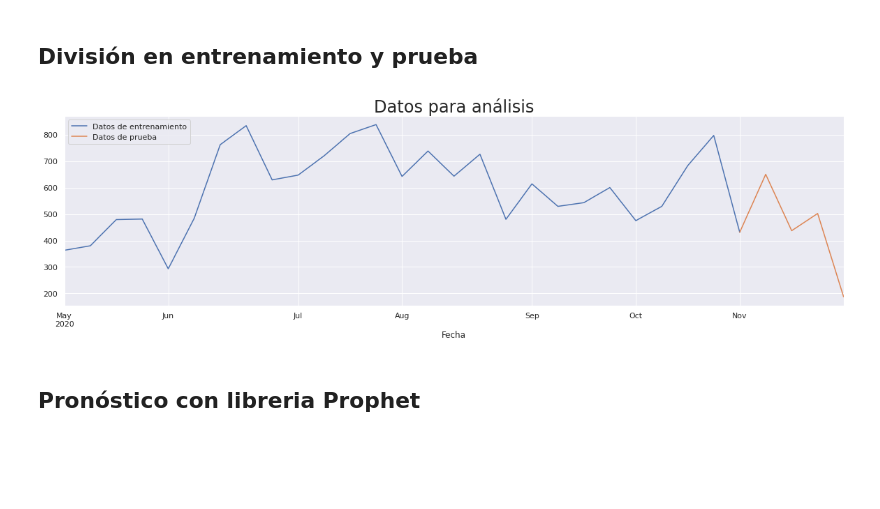
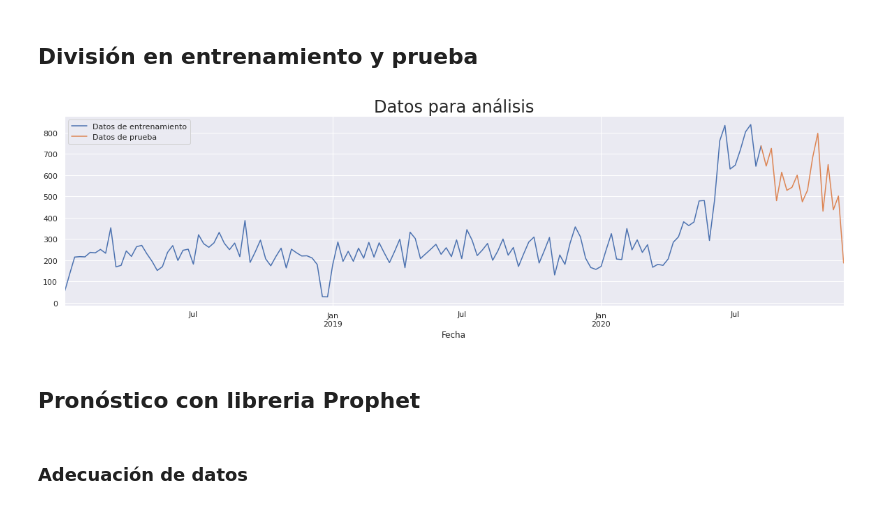
Before and after one commit to cccg8105/notebook_AD, a Jupyter notebook: Analisis/Frecuencia inscripciones/NuevasInscripciones.ipynb, the cells around one changed output. Cells and saved outputs as stored; diff of their text form; code cells hidden in the pictures; blank space fills up the shorter version.

```diff
--- a/Analisis/Frecuencia inscripciones/NuevasInscripciones.ipynb
+++ b/Analisis/Frecuencia inscripciones/NuevasInscripciones.ipynb
@@ -94,18 +94,20 @@ plt.show()
 ## División en entrenamiento y prueba
 # %%
 porcentajeEntrenamiento = 0.9
-size = int(len(df_comp_UB_w['2020-05-04':])*porcentajeEntrenamiento)
-df_train, df_test = df_comp_UB_w['2020-05-04':].iloc[:size], df_comp_UB_w['2020-05-04':].iloc[size-1:]
+size = int(len(df_comp_UB_w)*porcentajeEntrenamiento)
+df_train, df_test = df_comp_UB_w.iloc[:size], df_comp_UB_w.iloc[size-1:]
 
 df_train.analizedValue.plot(figsize = (20,5), label='Datos de entrenamiento')
 df_test.analizedValue.plot(figsize = (20,5), label='Datos de prueba')
 plt.title("Datos para análisis", size= 24)
 plt.legend(loc='upper left')
 plt.show()
 # %% [output]
-[figure, old version]
+[figure, new version]
 # %% [markdown]
 ## Pronóstico con libreria Prophet
+# %% [markdown]
+### Adecuación de datos
 # %%
 import pandas as pd
 from fbprophet import Prophet
```
Also changed, not shown: parts of 13 cells of this notebook.
